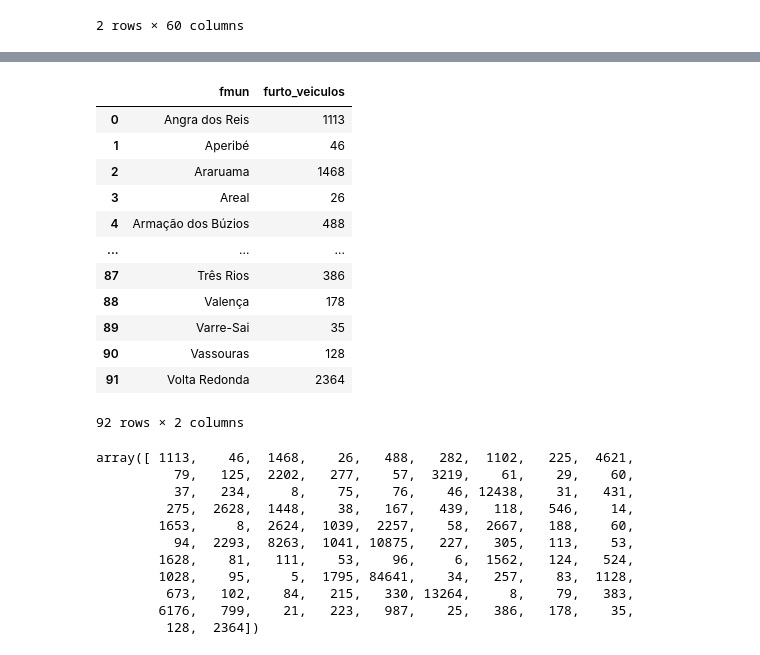
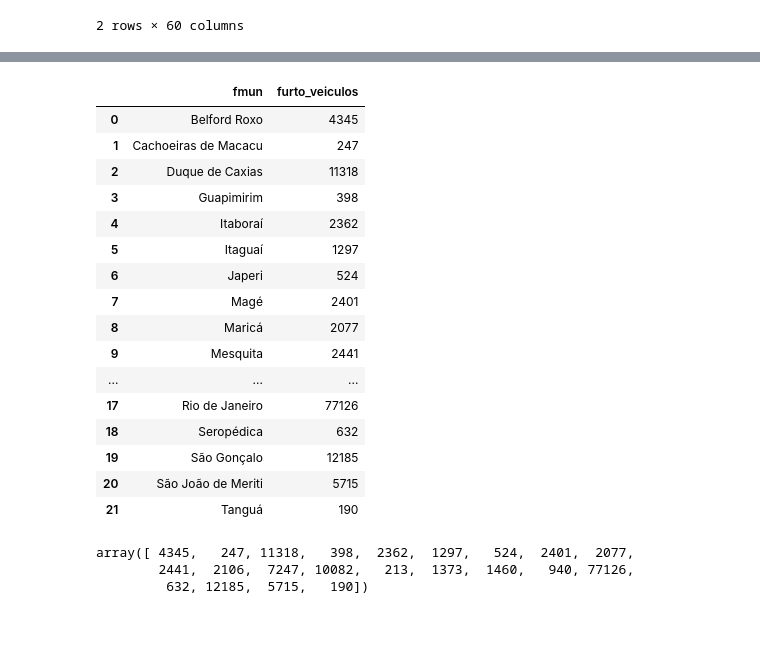
Before and after one commit to pjunior77/Repo_Senac_BigData, a Jupyter notebook: Aula14_AtividadePraticaMunicipio.ipynb, the cells around one changed output, grey strips where cells are left out. Cells and saved outputs as stored; diff of their text form; code cells hidden in the pictures; blank space fills up the shorter version.

```diff
--- a/Aula14_AtividadePraticaMunicipio.ipynb
+++ b/Aula14_AtividadePraticaMunicipio.ipynb
@@ -15,4 +36,20 @@ dfBD.head(2)
 # %%
-#Cria um database somente com os dados da região = "Capital"
-#dfBDCapital = dfBD.loc[dfBD["regiao"] == "Capital"]
-#dfBDCapital.head(2)
+#####################################################################################################
+# Hoje, após sucessivas leis estaduais, e com a promulgação da Constituição do Estado do Rio de Janeiro em 1998
+# , a RMRJ possui 22 municípios: Belford Roxo, Cachoeiras de Macacu, Duque de Caxias, Guapimirim, Itaboraí
+# , Itaguaí, Japeri, Magé, Maricá, Mesquita, Nilópolis, Niterói, Nova Iguaçu, Paracambi, Petrópolis, Queimados
+# , Rio Bonito, Rio de Janeiro, São Gonçalo, São João de Meriti, Seropédica e Tanguá
+# FONTE: https://www.rj.gov.br/irm/formacao_rjrm
+#####################################################################################################
+
+#Cria um database somente com os dados da região Metropolitana
+regMetropolitana = ["Rio de Janeiro", "Niterói", "Belford Roxo", "Cachoeiras de Macacu", "Duque de Caxias", "Guapimirim", "Itaboraí",
+                    "Itaguaí", "Japeri", "Magé", "Maricá", "Mesquita", "Nilópolis", "Nova Iguaçu", "Paracambi", "Petrópolis",
+                    "Queimados", "Rio Bonito", "Seropédica", "São Gonçalo", "São João de Meriti", "Tanguá"]
+
+#dfBDRegMetropolitana = dfBDUltimaDecada.loc[dfBDUltimaDecada["fmun"].isin(regMetropolitana)]
+#dfBDRegMetropolitana
+
+#Filtra a base com os dados da região metropolitana e da última década
+dfBDRegMetropolitana = dfBD.loc[(dfBD["fmun"].isin(regMetropolitana)) & (dfBD["ano"] >= 2015)]
+dfBDRegMetropolitana
@@ -19,38 +70,33 @@ dfBD.head(2)
 # %%
 #Soma os valores da coluna (furto_veiculos) por municipio (fmun)
-#dfBDFurtoVeiculos = dfBDCapital.groupby("fmun")["furto_veiculos"].sum().reset_index()
-dfBDFurtoVeiculos = dfBD.groupby("fmun")["furto_veiculos"].sum().reset_index()
+dfBDFurtoVeiculos = dfBDRegMetropolitana.groupby("fmun")["furto_veiculos"].sum().reset_index()
 dfBDFurtoVeiculos
 # %% [output]
 |  | fmun | furto_veiculos |
-| 0 | Angra dos Reis | 1113 |
-| 1 | Aperibé | 46 |
-| 2 | Araruama | 1468 |
-| 3 | Areal | 26 |
-| 4 | Armação dos Búzios | 488 |
+| 0 | Belford Roxo | 4345 |
+| 1 | Cachoeiras de Macacu | 247 |
+| 2 | Duque de Caxias | 11318 |
+| 3 | Guapimirim | 398 |
+| 4 | Itaboraí | 2362 |
+| 5 | Itaguaí | 1297 |
+| 6 | Japeri | 524 |
+| 7 | Magé | 2401 |
+| 8 | Maricá | 2077 |
+| 9 | Mesquita | 2441 |
 | ... | ... | ... |
-| 87 | Três Rios | 386 |
-| 88 | Valença | 178 |
-| 89 | Varre-Sai | 35 |
-| 90 | Vassouras | 128 |
-| 91 | Volta Redonda | 2364 |
+| 17 | Rio de Janeiro | 77126 |
+| 18 | Seropédica | 632 |
+| 19 | São Gonçalo | 12185 |
+| 20 | São João de Meriti | 5715 |
+| 21 | Tanguá | 190 |
-92 rows × 2 columns
 # %%
 #Cria o array com os dados do furto de veiculos
 arrayFurtoVeiculos = np.array(dfBDFurtoVeiculos["furto_veiculos"])
 arrayFurtoVeiculos
 # %% [output]
-array([ 1113,    46,  1468,    26,   488,   282,  1102,   225,  4621,
-          79,   125,  2202,   277,    57,  3219,    61,    29,    60,
-          37,   234,     8,    75,    76,    46, 12438,    31,   431,
-         275,  2628,  1448,    38,   167,   439,   118,   546,    14,
-        1653,     8,  2624,  1039,  2257,    58,  2667,   188,    60,
-          94,  2293,  8263,  1041, 10875,   227,   305,   113,    53,
-        1628,    81,   111,    53,    96,     6,  1562,   124,   524,
-        1028,    95,     5,  1795, 84641,    34,   257,    83,  1128,
-         673,   102,    84,   215,   330, 13264,     8,    79,   383,
-        6176,   799,    21,   223,   987,    25,   386,   178,    35,
-         128,  2364])
+array([ 4345,   247, 11318,   398,  2362,  1297,   524,  2401,  2077,
+        2441,  2106,  7247, 10082,   213,  1373,  1460,   940, 77126,
+         632, 12185,  5715,   190])
 # %%
 #Cálculo da média, mediana e quartis dos furtos e roubos
 mediaFurtoVeiculos = np.mean(arrayFurtoVeiculos)
```
Also changed, not shown: parts of 4 cells of this notebook, 4 other files.
